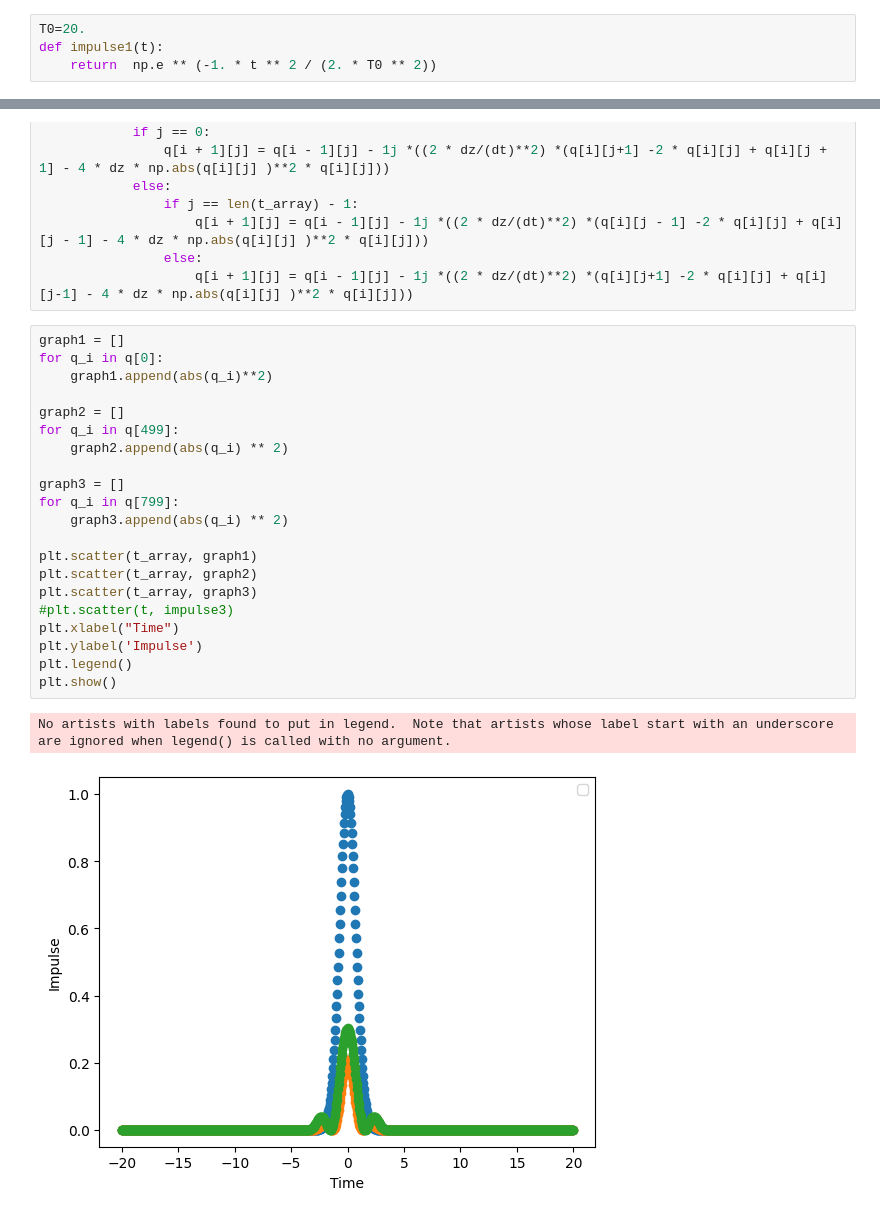
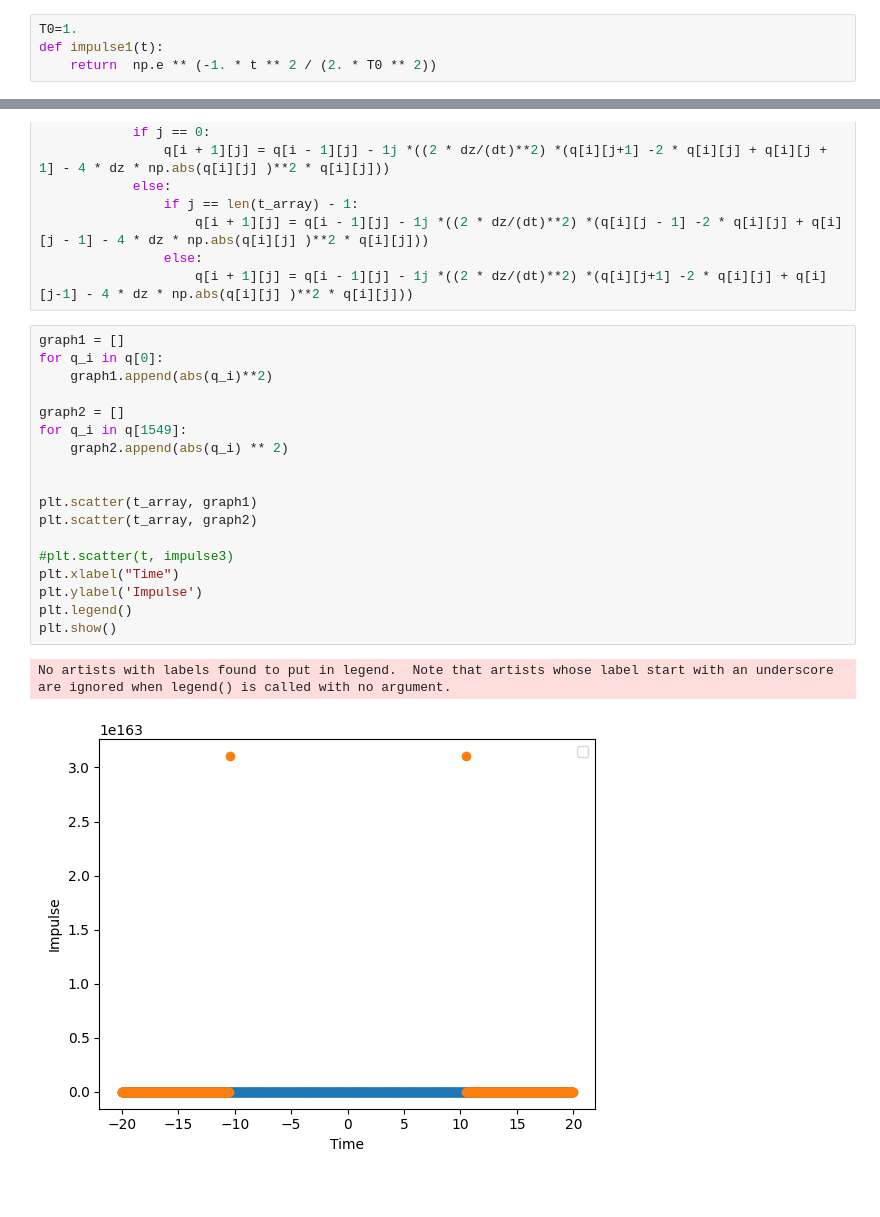
Before and after one commit to slikyumsh/MathModellingLabs_ITMO, a Jupyter notebook: Lab4/lab4.ipynb, the cells around one changed output, grey strips where cells are left out. Drawn from its saved outputs; the diff is of its cells as text; blank space fills up the shorter version.

```diff
--- a/Lab4/lab4.ipynb
+++ b/Lab4/lab4.ipynb
@@ -14,7 +14,7 @@ t = 20.
 Nz = z / dz
 Nt = 2 * t / dt
 # %%
-T0=20.
+T0=1.
 def impulse1(t):
     return  np.e ** (-1. * t ** 2 / (2. * T0 ** 2))
 # %%
@@ -63,24 +63,21 @@ for i in range(0, len(z_array)-1):
 # %%
 graph1 = []
 for q_i in q[0]:
     graph1.append(abs(q_i)**2)
 
 graph2 = []
-for q_i in q[499]:
+for q_i in q[1549]:
     graph2.append(abs(q_i) ** 2)
 
-graph3 = []
-for q_i in q[799]:
-    graph3.append(abs(q_i) ** 2)
 
 plt.scatter(t_array, graph1)
 plt.scatter(t_array, graph2)
-plt.scatter(t_array, graph3)
+
 #plt.scatter(t, impulse3)
 plt.xlabel("Time")
 plt.ylabel('Impulse')
 plt.legend()
 plt.show()
 # %% [output]
 No artists with labels found to put in legend.  Note that artists whose label start with an underscore are ignored when legend() is called with no argument.
-[figure, old version]
+[figure, new version]
```
Also changed, not shown: 27 other files.
